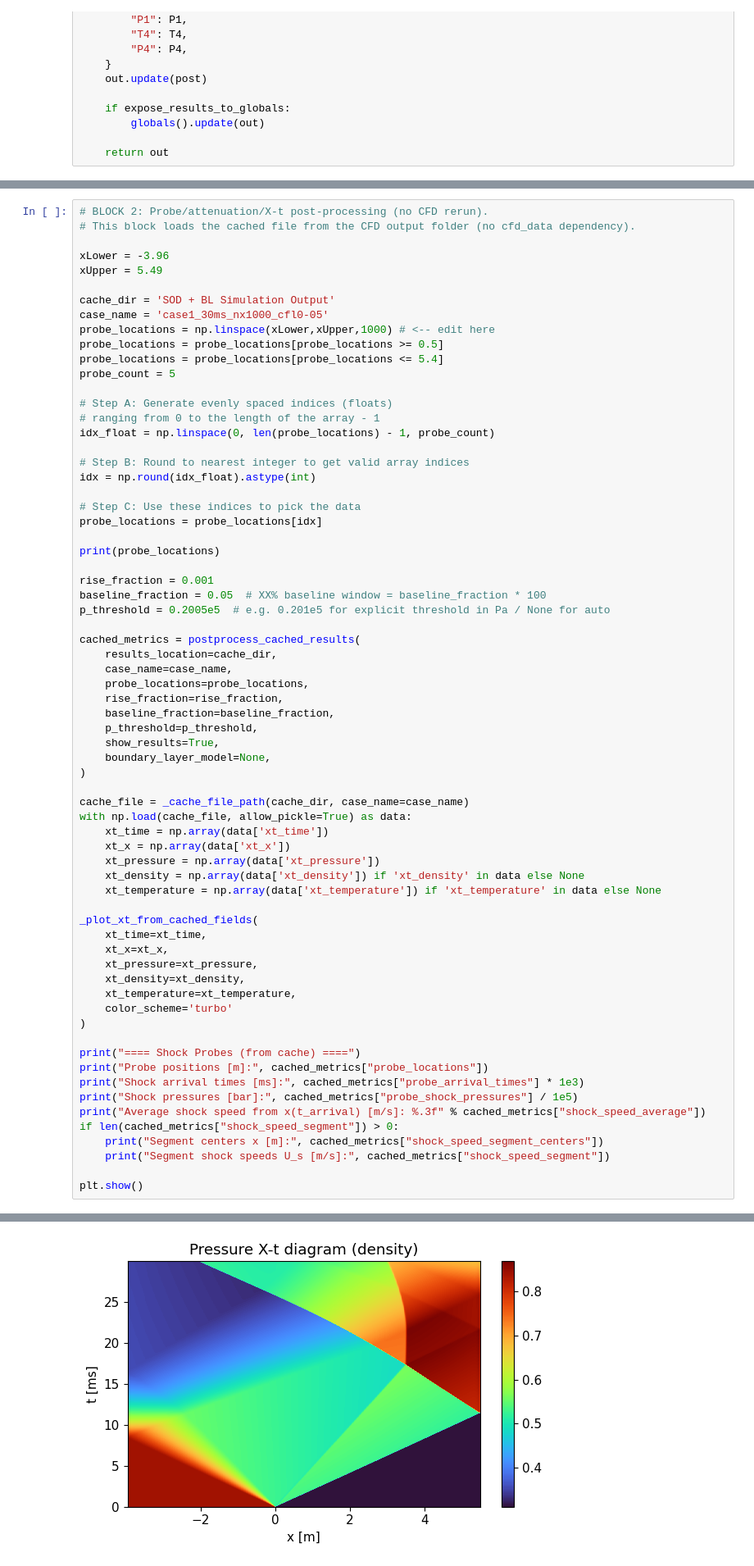
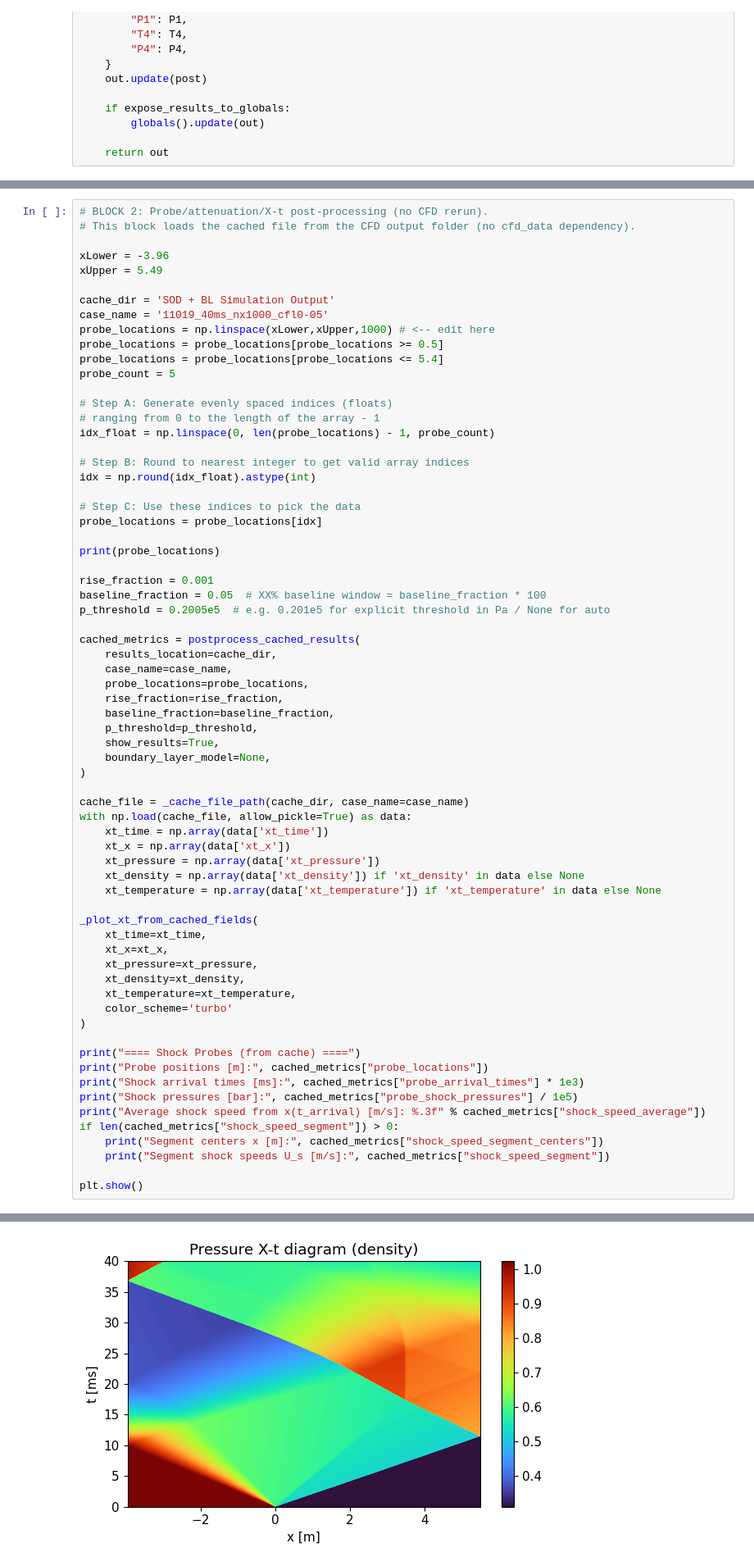
Before and after one commit to krainrpmt/StanShock_0.1.1_NIMT, a Jupyter notebook: examples/validation/SOD + BL Simulation.ipynb, the cells around one changed output, grey strips where cells are left out. Shown at 82% size. Saved outputs shown, nothing was run; the diff lists cells and outputs as text.

```diff
--- a/examples/validation/SOD + BL Simulation.ipynb
+++ b/examples/validation/SOD + BL Simulation.ipynb
@@ -863,7 +847,7 @@ xLower = -3.96
 xUpper = 5.49
 
 cache_dir = 'SOD + BL Simulation Output'
-case_name = 'case1_30ms_nx1000_cfl0-05'
+case_name = '11019_40ms_nx1000_cfl0-05'
 probe_locations = np.linspace(xLower,xUpper,1000) # <-- edit here
 probe_locations = probe_locations[probe_locations >= 0.5]
 probe_locations = probe_locations[probe_locations <= 5.4]
@@ -941 +925 @@ Segment shock speeds U_s [m/s]: [482.96572175 480.37431935 478.14341443 475.6582
-[figure, old version]
+[figure, new version]
```
Also changed, not shown: parts of 2 cells of this notebook, 1 other file.
